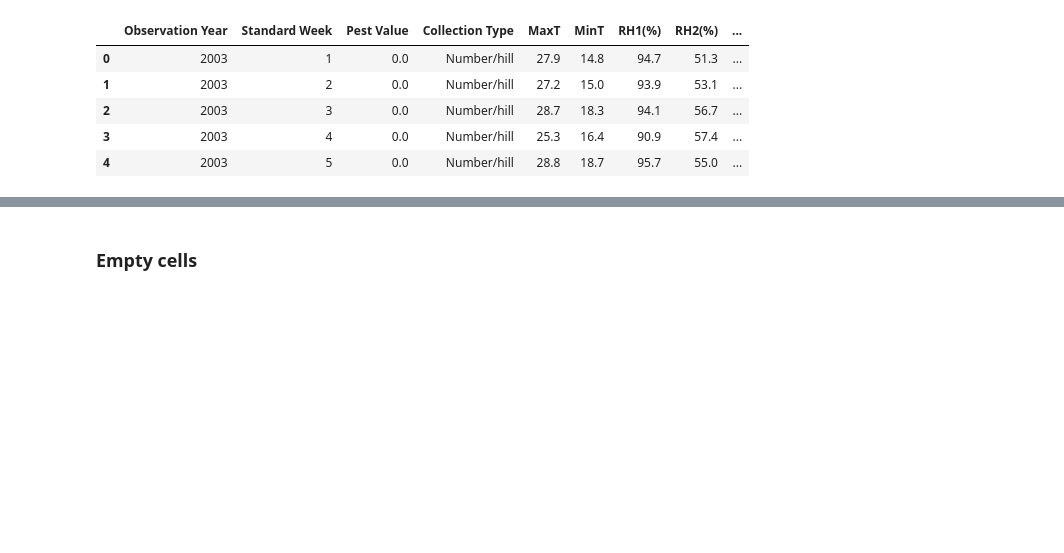
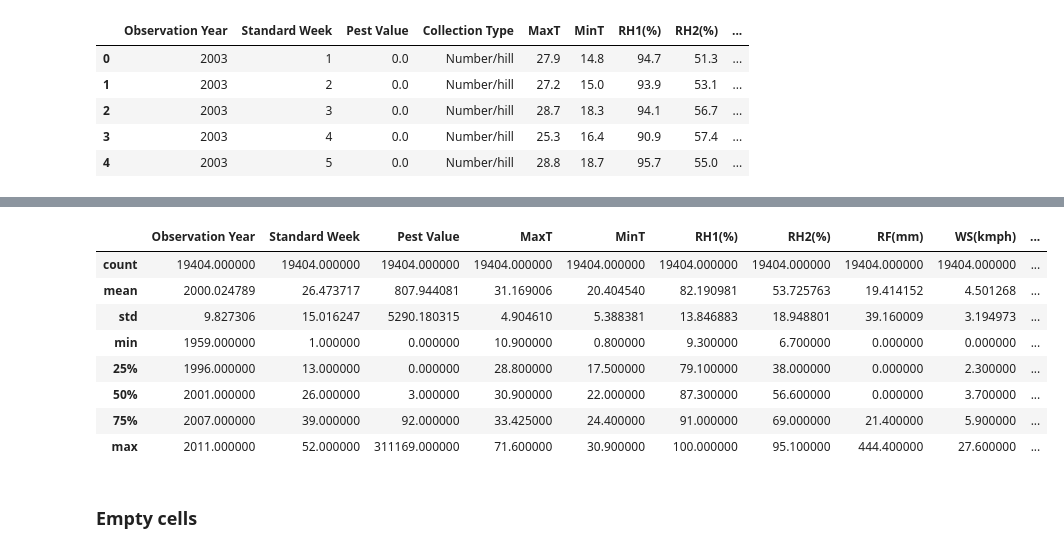
Before and after one commit to HXCLogic/Predictive-Modelling-for-Pest-Outbreak-Using-Machine-Learning-Techniques, a Jupyter notebook: Rice - Pest and Diseases/Rice.ipynb, the cells around one changed output, grey strips where cells are left out. Saved outputs shown, nothing was run; the diff lists cells and outputs as text; code cells hidden in the pictures; blank space fills up the shorter version.

```diff
--- a/Rice - Pest and Diseases/Rice.ipynb
+++ b/Rice - Pest and Diseases/Rice.ipynb
@@ -28,3 +50,15 @@ data.head()
+# %%
+data.describe()
+# %% [output]
+|  | Observation Year | Standard Week | Pest Value | MaxT | MinT | RH1(%) | RH2(%) | RF(mm) | WS(kmph) | ... |
+| count | 19404.000000 | 19404.000000 | 19404.000000 | 19404.000000 | 19404.000000 | 19404.000000 | 19404.000000 | 19404.000000 | 19404.000000 | ... |
+| mean | 2000.024789 | 26.473717 | 807.944081 | 31.169006 | 20.404540 | 82.190981 | 53.725763 | 19.414152 | 4.501268 | ... |
+| std | 9.827306 | 15.016247 | 5290.180315 | 4.904610 | 5.388381 | 13.846883 | 18.948801 | 39.160009 | 3.194973 | ... |
+| min | 1959.000000 | 1.000000 | 0.000000 | 10.900000 | 0.800000 | 9.300000 | 6.700000 | 0.000000 | 0.000000 | ... |
+| 25% | 1996.000000 | 13.000000 | 0.000000 | 28.800000 | 17.500000 | 79.100000 | 38.000000 | 0.000000 | 2.300000 | ... |
+| 50% | 2001.000000 | 26.000000 | 3.000000 | 30.900000 | 22.000000 | 87.300000 | 56.600000 | 0.000000 | 3.700000 | ... |
+| 75% | 2007.000000 | 39.000000 | 92.000000 | 33.425000 | 24.400000 | 91.000000 | 69.000000 | 21.400000 | 5.900000 | ... |
+| max | 2011.000000 | 52.000000 | 311169.000000 | 71.600000 | 30.900000 | 100.000000 | 95.100000 | 444.400000 | 27.600000 | ... |
 # %% [markdown]
 ### Empty cells
 # %%
```
Also changed, not shown: parts of 3 cells of this notebook.
